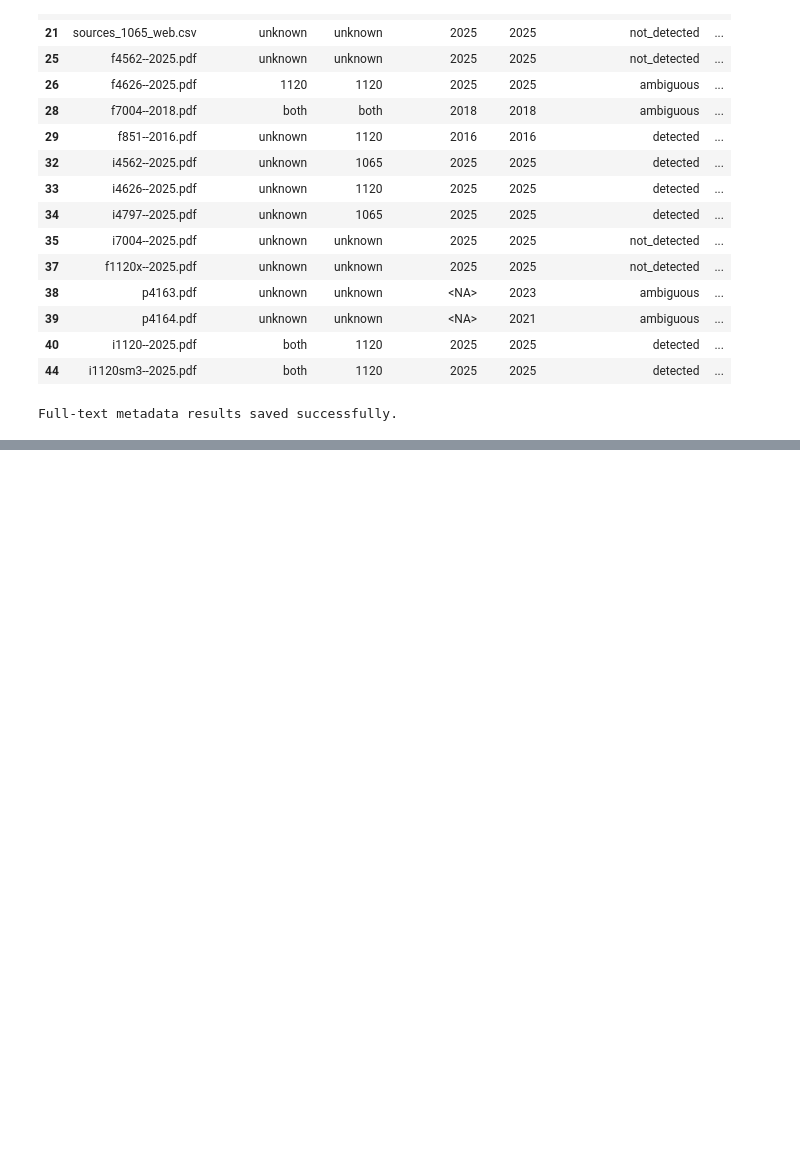
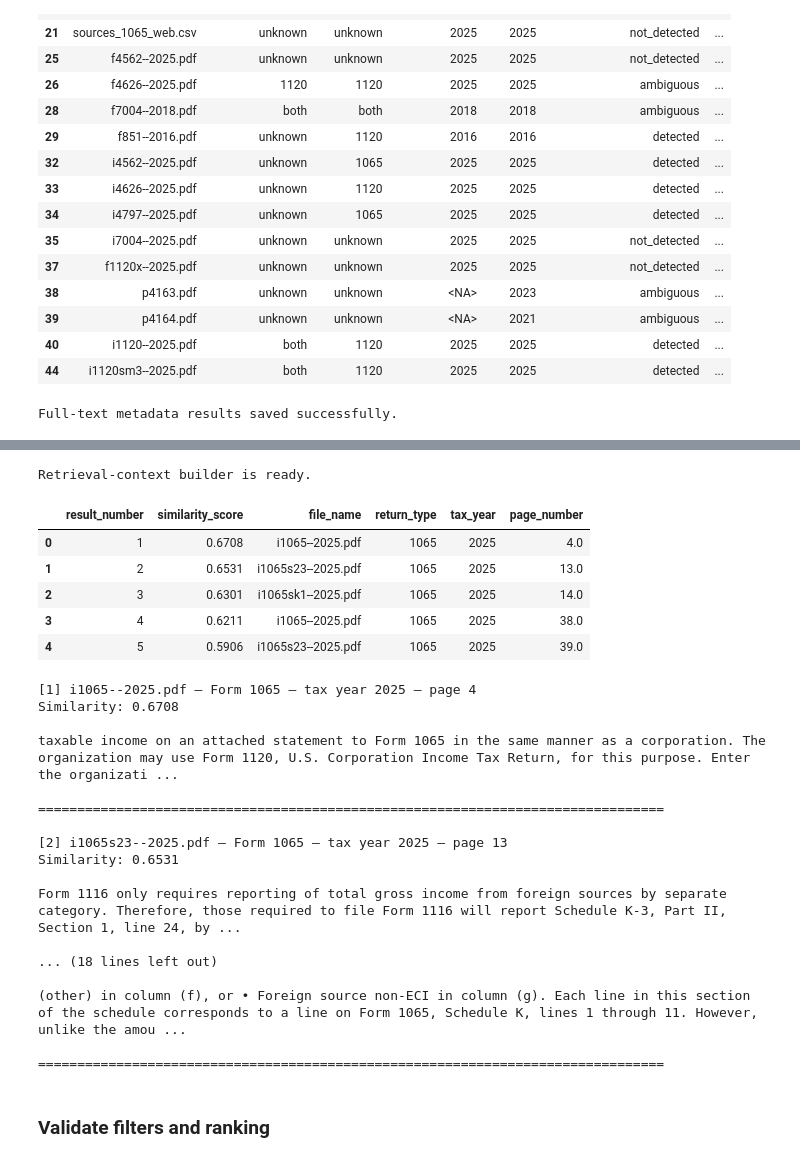
Before and after one commit to sharathnallaganti/Projects, a Jupyter notebook: project-schema-and-plan.ipynb, the cells around one changed output, grey strips where cells are left out. Drawn from its saved outputs; the diff is of its cells as text; code cells hidden in the pictures; blank space fills up the shorter version.

```diff
--- a/project-schema-and-plan.ipynb
+++ b/project-schema-and-plan.ipynb
@@ -2688,0 +3936,78 @@ Full-text metadata results saved successfully.
+# %%
+def build_retrieval_context(results):
+    if results.empty:
+        return ""
+
+    context_sections = []
+
+    for _, record in results.iterrows():
+        citation = format_citation(record)
+
+        context_sections.append(
+            f"{citation}\n"
+            f"{record['chunk_text']}"
+        )
+
+    return "\n\n".join(context_sections)
+
+
+print("Retrieval-context builder is ready.")
+# %% [output]
+Retrieval-context builder is ready.
+# %%
+test_results = retrieve_chunks(
+    query=(
+        "How is ordinary business income "
+        "reported on Form 1065?"
+    ),
+    return_type="1065",
+    tax_year=2025,
+    top_k=5,
+)
+
+if test_results.empty:
+    print(
+        "No matching passages found. "
+        "Check the available form and tax-year values."
+    )
+else:
+    display(
+        test_results[
+            [
+                "result_number",
+                "similarity_score",
+                "file_name",
+                "return_type",
+                "tax_year",
+                "page_number",
+            ]
+        ]
+    )
+
+    display_retrieval_results(test_results)
+# %% [output]
+|  | result_number | similarity_score | file_name | return_type | tax_year | page_number |
+| 0 | 1 | 0.6708 | i1065--2025.pdf | 1065 | 2025 | 4.0 |
+| 1 | 2 | 0.6531 | i1065s23--2025.pdf | 1065 | 2025 | 13.0 |
+| 2 | 3 | 0.6301 | i1065sk1--2025.pdf | 1065 | 2025 | 14.0 |
+| 3 | 4 | 0.6211 | i1065--2025.pdf | 1065 | 2025 | 38.0 |
+| 4 | 5 | 0.5906 | i1065s23--2025.pdf | 1065 | 2025 | 39.0 |
+[1] i1065--2025.pdf — Form 1065 — tax year 2025 — page 4
+Similarity: 0.6708
+
+taxable income on an attached statement to Form 1065 in the same manner as a corporation. The organization may use Form 1120, U.S. Corporation Income Tax Return, for this purpose. Enter the organizati ...
+
+================================================================================
+
+[2] i1065s23--2025.pdf — Form 1065 — tax year 2025 — page 13
+Similarity: 0.6531
+
+Form 1116 only requires reporting of total gross income from foreign sources by separate category. Therefore, those required to file Form 1116 will report Schedule K-3, Part II, Section 1, line 24, by ...
+
+... (18 lines left out)
+
+(other) in column (f), or • Foreign source non-ECI in column (g). Each line in this section of the schedule corresponds to a line on Form 1065, Schedule K, lines 1 through 11. However, unlike the amou ...
+
+================================================================================
+# %% [markdown]
+### Validate filters and ranking
```
Also changed, not shown: parts of 60 cells of this notebook.
